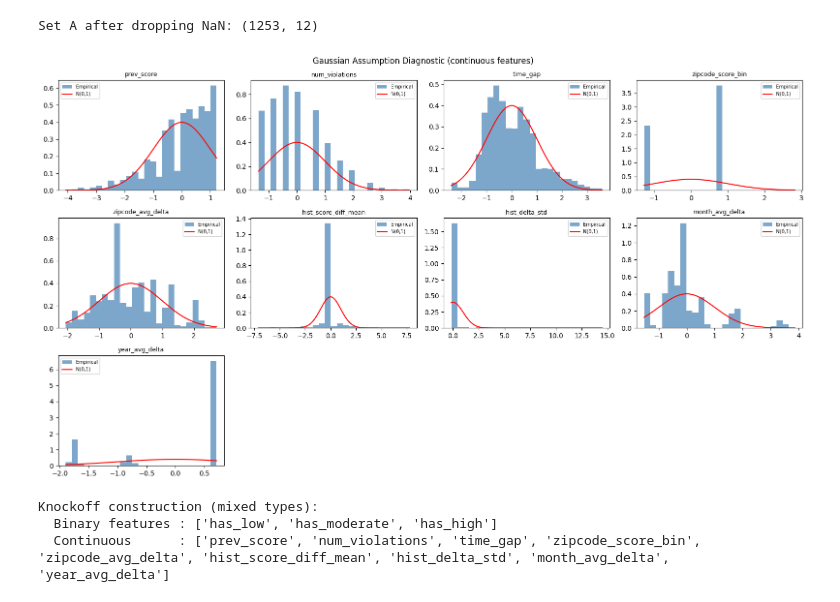
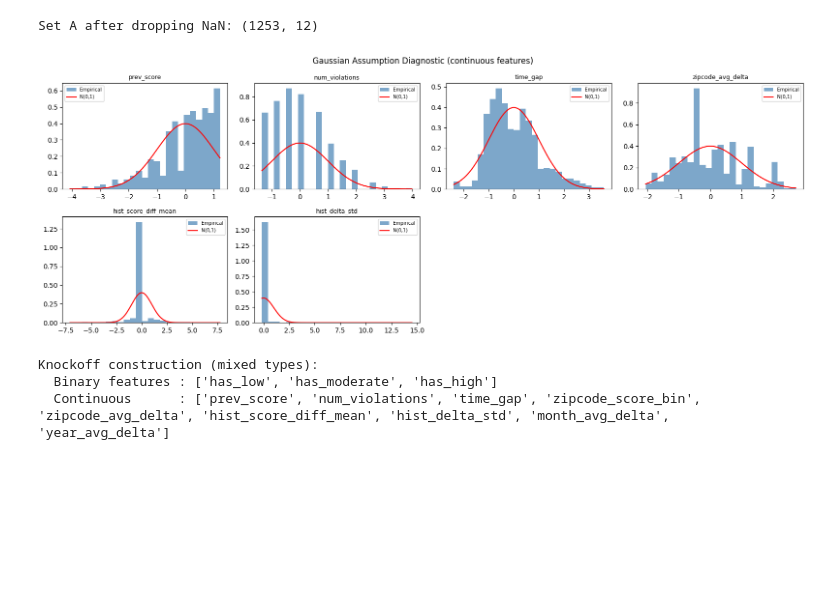
Before and after one commit to frank22lin/Multiple-Testing-Project, a Jupyter notebook: Project2/Project2.ipynb, the cells around one changed output. Saved outputs shown, nothing was run; the diff lists cells and outputs as text; code cells hidden in the pictures; blank space fills up the shorter version.

```diff
--- a/Project2/Project2.ipynb
+++ b/Project2/Project2.ipynb
@@ -606,32 +605,32 @@ X_A_std = scaler.fit_transform(X_A)
 Set A after dropping NaN: (1253, 12)
 # %%
 # Diagnostic: validate Gaussian approximation for P_X (continuous features only)
-binary_feats = {'has_low', 'has_moderate', 'has_high'}
+binary_feats = {'has_low', 'has_moderate', 'has_high', 'zipcode_score_bin', 'month_avg_delta', 'year_avg_delta'}
 cont_cols = [f for f in FEATURE_COLS if f not in binary_feats]
 cont_idx_diag = [FEATURE_COLS.index(f) for f in cont_cols]
 
 ncols = 4
 nrows = -(-len(cont_cols) // ncols)   # ceiling division
 fig, axes = plt.subplots(nrows, ncols, figsize=(ncols * 4, nrows * 3))
 axes = axes.flatten()
 
 for k, (feat, idx) in enumerate(zip(cont_cols, cont_idx_diag)):
     axes[k].hist(X_A_std[:, idx], bins=25, density=True,
                  color='steelblue', alpha=0.7, label='Empirical')
     xs = np.linspace(X_A_std[:, idx].min(), X_A_std[:, idx].max(), 200)
     axes[k].plot(xs, stats.norm.pdf(xs), 'r-', linewidth=1.5, label='N(0,1)')
     axes[k].set_title(feat, fontsize=9)
     axes[k].legend(fontsize=7)
 
 for j in range(len(cont_cols), len(axes)):
     axes[j].set_visible(False)
 
 plt.suptitle('Gaussian Assumption Diagnostic (continuous features)', fontsize=12)
 plt.tight_layout()
 plt.savefig('knockoff_gaussian_diag.png', dpi=100, bbox_inches='tight')
 plt.show()
 # %% [output]
-[figure, old version]
+[figure, new version]
 # %%
 # Construct mixed knockoffs (binary → Bernoulli re-standardised, continuous → Gaussian)
 print("Knockoff construction (mixed types):")
```
Also changed, not shown: parts of 6 cells of this notebook.
